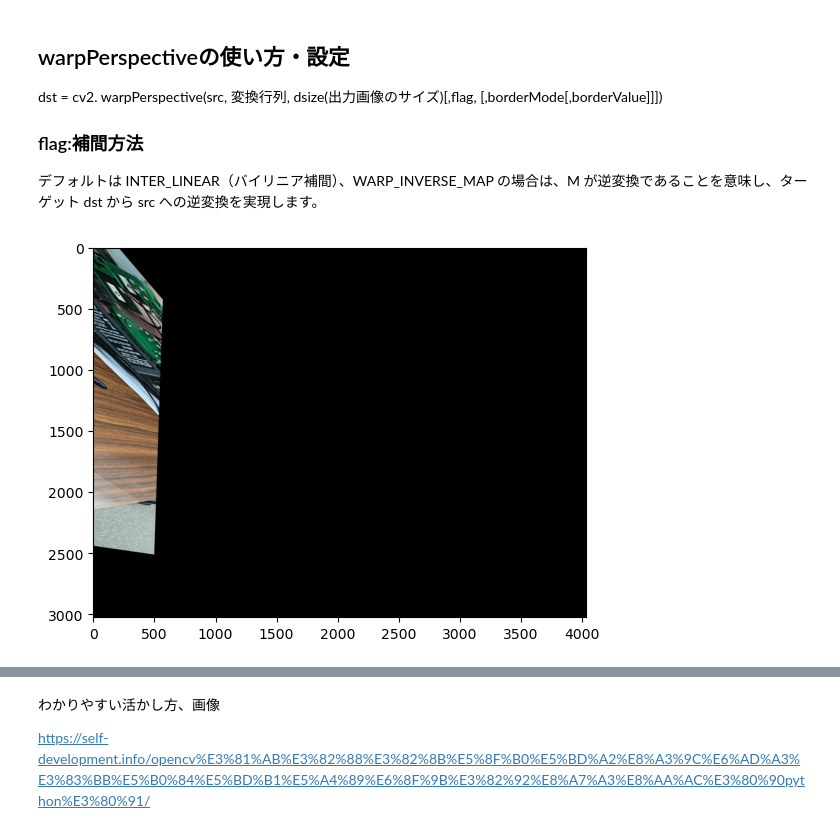
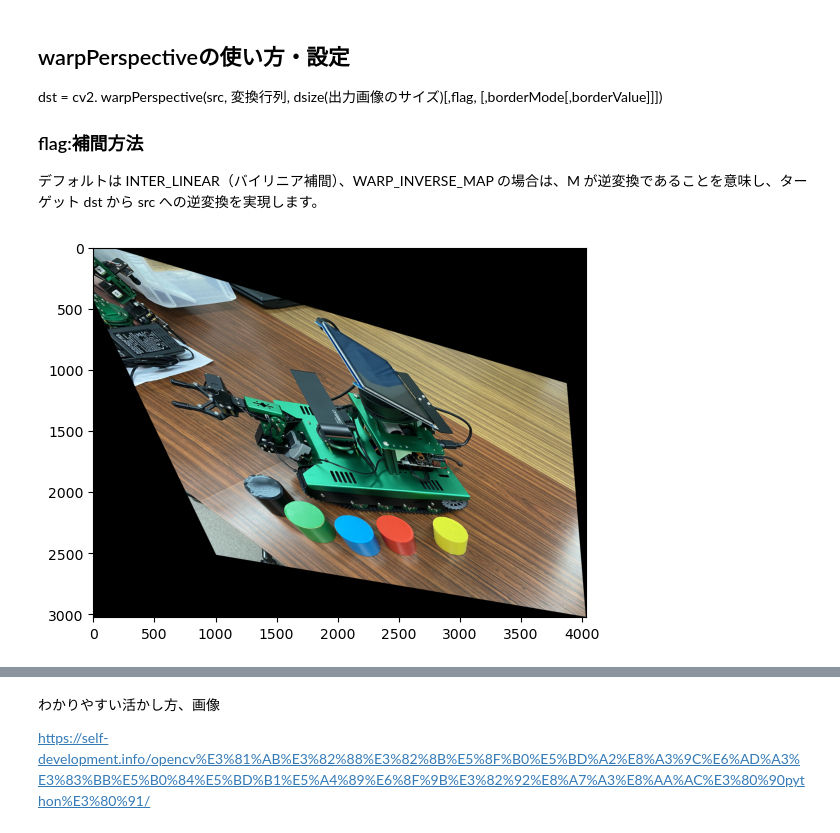
Before and after one commit to a2c6201/ml_labo, a Jupyter notebook: open_cv_handson/B_Geometric/7_perspective.ipynb, the cells around one changed output, grey strips where cells are left out. Cells and saved outputs as stored; diff of their text form; code cells hidden in the pictures.

```diff
--- a/open_cv_handson/B_Geometric/7_perspective.ipynb
+++ b/open_cv_handson/B_Geometric/7_perspective.ipynb
@@ -13,31 +13,31 @@ dst = cv2. warpPerspective(src, 変換行列, dsize(出力画像のサイズ)[,f
 # %%
 import cv2
 import numpy as np
 import matplotlib.pyplot as plt
 
 img = cv2.imread('yahboom.jpg',1)
 
 # 画像サイズの取得
 imgInfo = img.shape
 height = imgInfo[0]
 width = imgInfo[1]
 
 # 視点を設定
-matSrc = np.float32([[200,100],[200,400],[0,3000],[width-1,height-1]]) # オリジナルの座標
-matDst = np.float32([[200,100], [200,400], [500,2500], [width-2, height-2]]) # 変換後の座標
+matSrc = np.float32([[500,500],[200,400],[0,3000],[width-1,height-1]]) # オリジナルの座標
+matDst = np.float32([[600,600], [200,400], [1000,2500], [width-2, height-2]]) # 変換後の座標
 
 # 透視変換行列
 matAffine = cv2.getPerspectiveTransform(matSrc, matDst)     # mat 1 src 2 dst
 
 # 透視変換
 dst = cv2.warpPerspective(img,matAffine,(width,height))
 
 # 画像の表示
 img_bgr2rgb = cv2.cvtColor(dst, cv2.COLOR_BGR2RGB)
 plt.imshow(img_bgr2rgb)
 plt.show()
 # %% [output]
-[figure, old version]
+[figure, new version]
 # %%
 #bgr8 to jpeg format
 import enum
```
Also changed, not shown: parts of 2 cells of this notebook.
